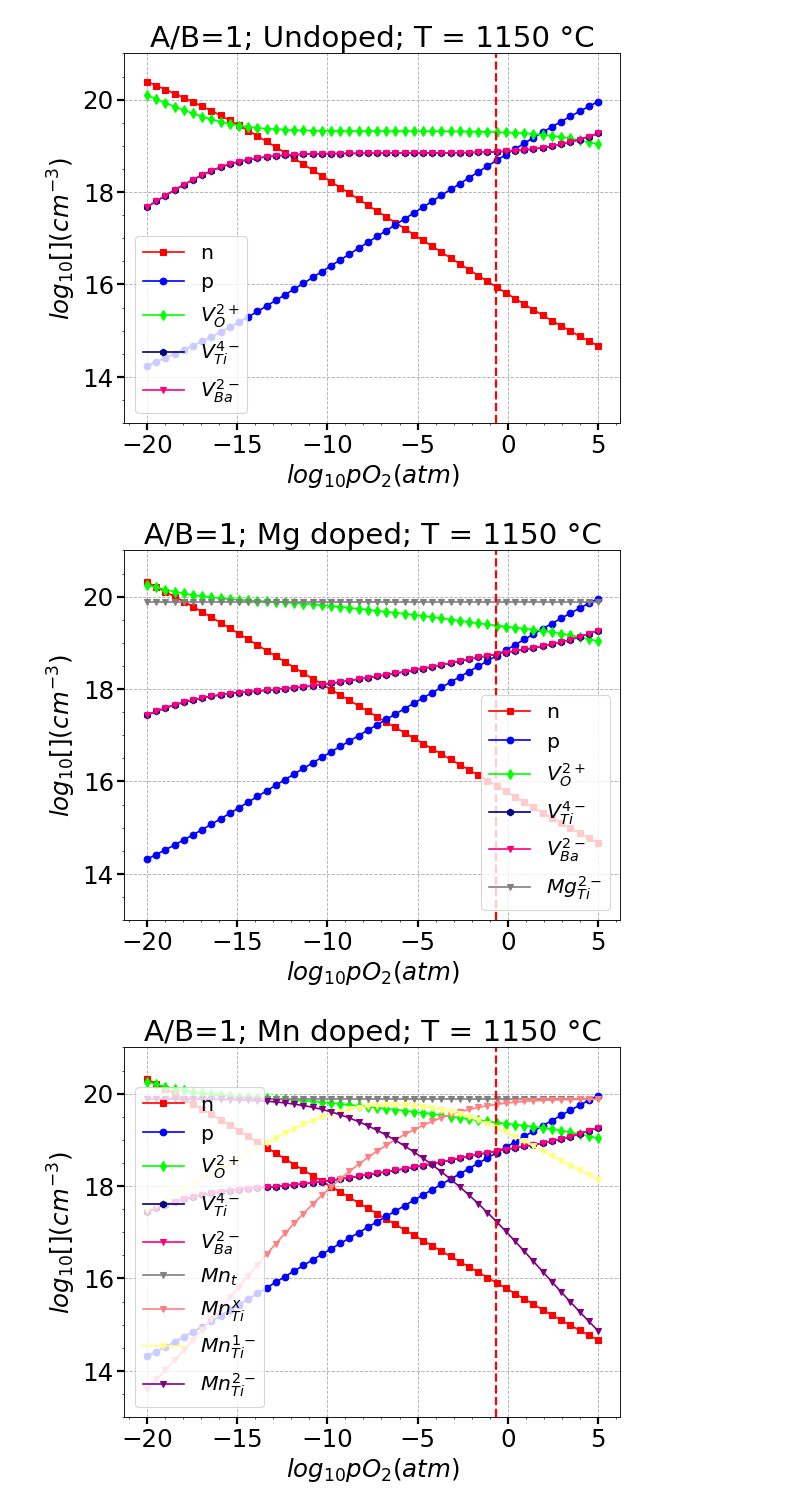
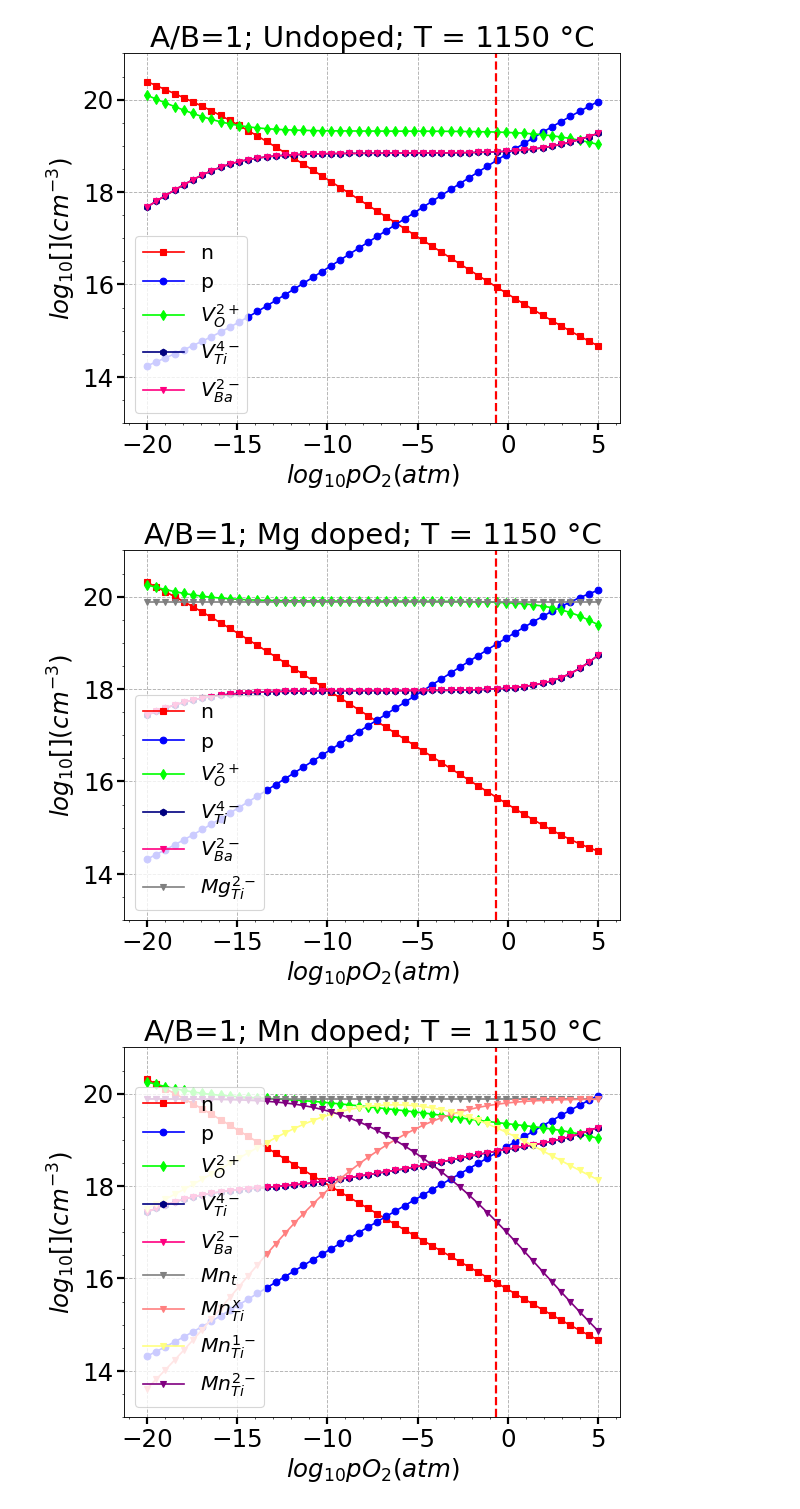
Before and after one commit to seonghwh/Defect-Structure, a Jupyter notebook: defect2.ipynb, the cells around one changed output. Cells and saved outputs as stored; diff of their text form; code cells hidden in the pictures.

```diff
--- a/defect2.ipynb
+++ b/defect2.ipynb
@@ -10,9 +10,9 @@ import matplotlib
 # some values used for calculations
 
 k = 8.61733e-5; # boltzmann constant in eV/K
-TK = 1150+273; # equilibrium temp in K
+TK = 1000+273; # equilibrium temp in K
 TC = TK-273; # equilibrium temp in C
-TQK = 500+273;# quenched temp in K
+TQK = 200+273;# quenched temp in K
 TQC = TQK-273; # quenched temp in C
 a = np.logspace(-20,5,50); # oxygen partial pressure range
 # %%
@@ -157,40 +165,40 @@ CMgt = 7.7E19 # total Mg concentration in cm-3; 7.7E19 cm-3 = 0.5 mol% in BTO
 CMg = np.zeros(len(a))
 
 # Calculate each defect concentration as a function of oxygen partial pressure
 for i in range(len(a)):
     y = a[i] # y: oxygen partial pressure in atm
 
     def f(x): # x: electron concentration in cm-3
         return (x + 6*(KS/(KR**3))**(1/2)*(x**3)*(y**(3/4)) + 2*CMgt - (Ki/x) - 2*(KR/((x**2)*(y**(1/2)))))
     sol1 = brentq(f,1E10,1E30,maxiter=200)
 
     nMg[i] = np.array(sol1).astype(np.float64)
     pMg[i] = Ki/nMg[i]
     CVO2Mg[i] = KR/((nMg[i]**2)*(y**(1/2)))
     CVTi4Mg[i] = (KS/(KR**3))**(1/2)*(nMg[i]**3)*(y**(3/4))
     CVBa2Mg[i] = CVTi4Mg[i]
     CMg[i] = CMgt
 
 fig = plt.figure(figsize=(8, 6), dpi=80)
 ax1= plt.subplot(111)
 ax1.set_title(f'A/B=1; Mg doped; T = {TC} \u00B0C')
 ax1.set_ylim(ymin=13, ymax=21)
 matplotlib.rcParams.update({'font.size': 22})
 ax1.tick_params(length=6, width=2)
 ax1.minorticks_on()
-ax1.plot(np.log10(a),np.log10(nMn), marker='s',c =[255/255, 0/255, 0/255], label=r'n')
-ax1.plot(np.log10(a),np.log10(pMn),marker='o', c =[0/255, 0/255, 255/255], label = r'p')
-ax1.plot(np.log10(a),np.log10(CVO2Mn),marker='d',c =[0/255, 255/255, 0/255], label = r'$V_O^{2+}$')
-ax1.plot(np.log10(a),np.log10(CVTi4Mn),marker='h', c =[0/255, 0/255, 128/255], label = r'$V_{Ti}^{4-}$')
-ax1.plot(np.log10(a),np.log10(CVBa2Mn),marker='v', c =[255/255, 0/255, 128/255], label = r'$V_{Ba}^{2-}$')
+ax1.plot(np.log10(a),np.log10(nMg), marker='s',c =[255/255, 0/255, 0/255], label=r'n')
+ax1.plot(np.log10(a),np.log10(pMg),marker='o', c =[0/255, 0/255, 255/255], label = r'p')
+ax1.plot(np.log10(a),np.log10(CVO2Mg),marker='d',c =[0/255, 255/255, 0/255], label = r'$V_O^{2+}$')
+ax1.plot(np.log10(a),np.log10(CVTi4Mg),marker='h', c =[0/255, 0/255, 128/255], label = r'$V_{Ti}^{4-}$')
+ax1.plot(np.log10(a),np.log10(CVBa2Mg),marker='v', c =[255/255, 0/255, 128/255], label = r'$V_{Ba}^{2-}$')
 ax1.plot(np.log10(a),np.log10(CMg),marker='v', c =[128/255, 128/255, 128/255], label = r'$Mg_{Ti}^{2-}$')
 ax1.set_xlabel(r'$log_{10} \mathit{p}O_2 (atm)$')
 ax1.set_ylabel(r'$log_{10} [ ] (cm^{-3})$')
-ax1.legend(loc='best',fontsize='small')
+ax1.legend(loc=3,fontsize='small')
 ax1.axvline(x=-0.67, color='r', linestyle='--', linewidth=2)
 ax1.grid(True, which='major', linestyle='--')
 # %% [output]
-[figure, old version]
+[figure, new version]
 # %%
 """
 [3] A/B = 1 & High T & Mn doped
```
Also changed, not shown: parts of 10 cells of this notebook.
